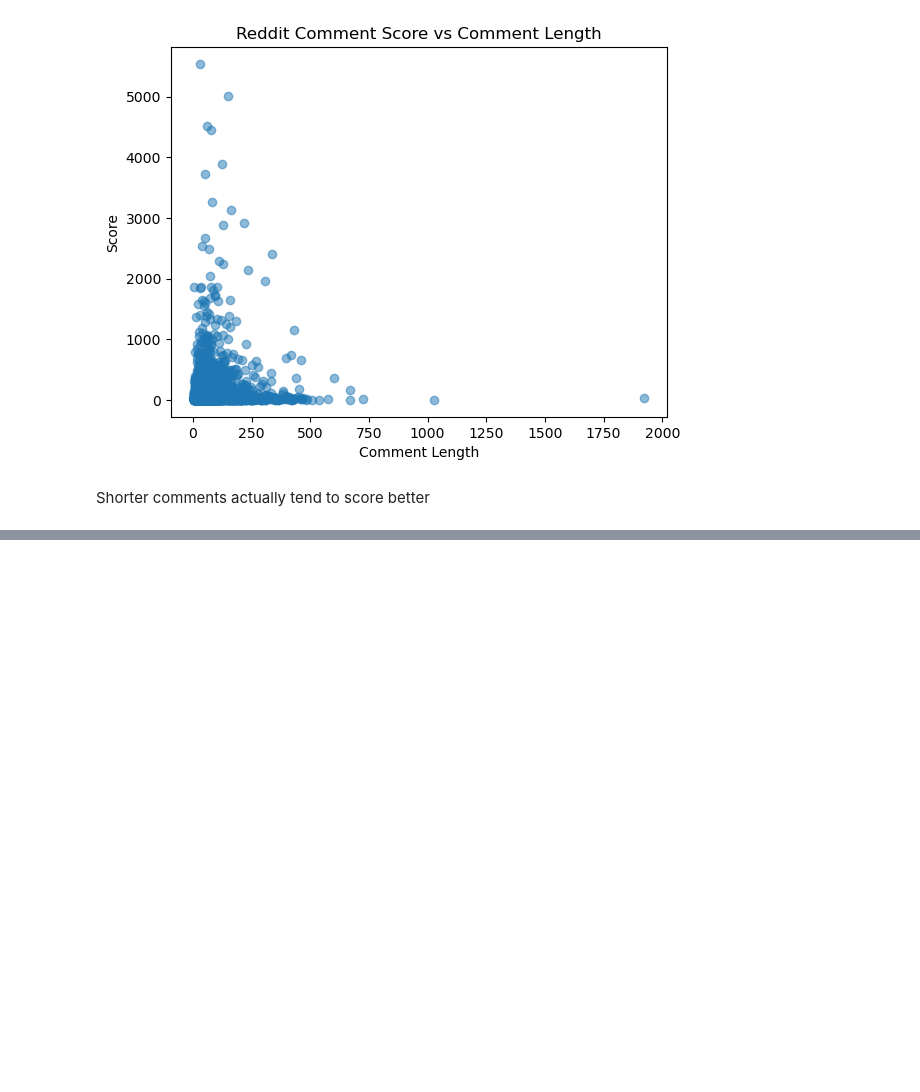
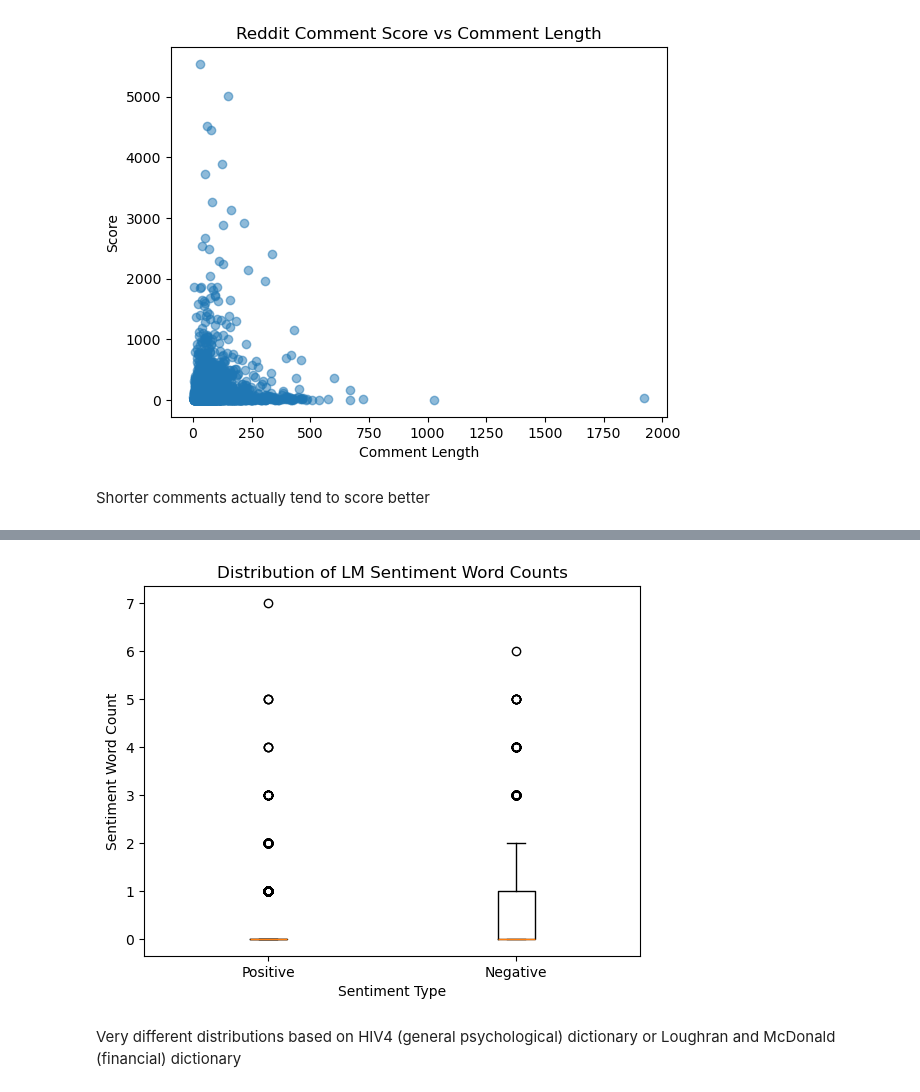
Before and after one commit to ryanjamesyu2/sentiment-performance-connection, a Jupyter notebook: sentiment_data_eda.ipynb, the cells around one changed output, grey strips where cells are left out. Saved outputs shown, nothing was run; the diff lists cells and outputs as text; code cells hidden in the pictures; blank space fills up the shorter version.

```diff
--- a/sentiment_data_eda.ipynb
+++ b/sentiment_data_eda.ipynb
@@ -439,0 +473,10 @@ Shorter comments actually tend to score better
+# %%
+plt.boxplot([reddit_df['lm_pos_sentiment_count'], reddit_df['lm_neg_sentiment_count']], labels=['Positive', 'Negative'])
+plt.xlabel('Sentiment Type')
+plt.ylabel('Sentiment Word Count')
+plt.title('Distribution of LM Sentiment Word Counts')
+plt.show()
+# %% [output]
+[figure, added]
+# %% [markdown]
+Very different distributions based on HIV4 (general psychological) dictionary or Loughran and McDonald (financial) dictionary
```
Also changed, not shown: parts of 12 cells of this notebook.
